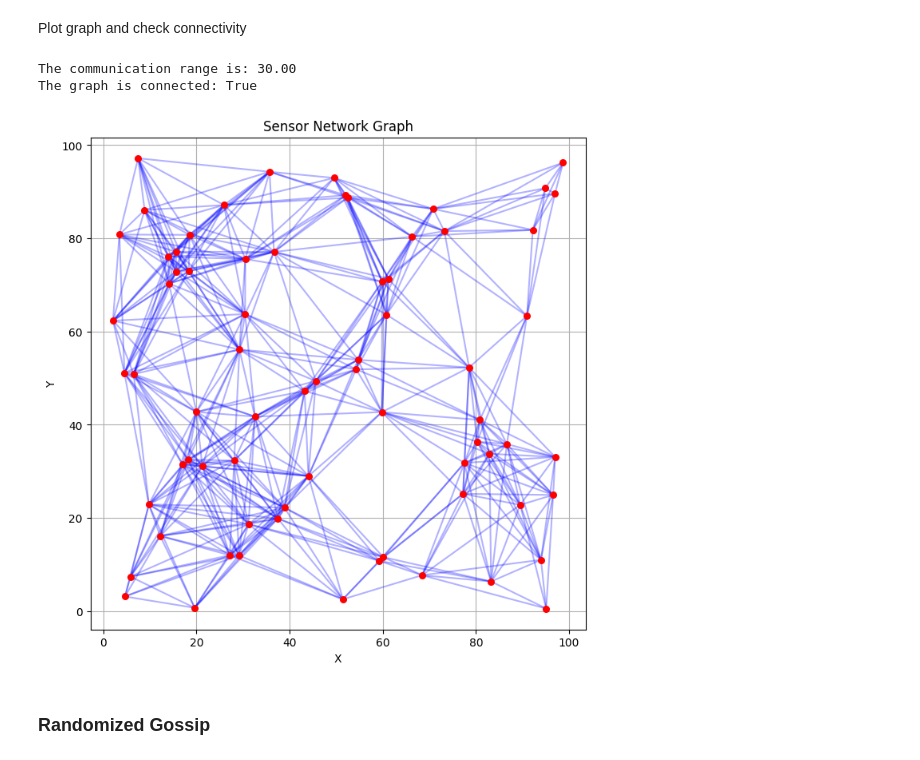
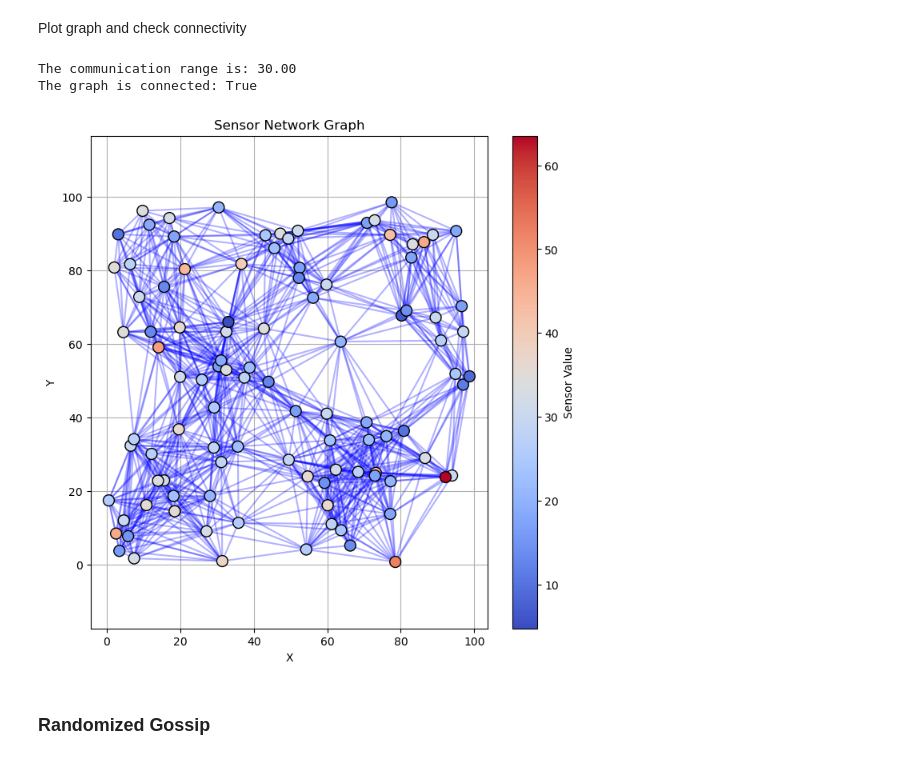
Before and after one commit to AybarsManav/PDMM, a Jupyter notebook: main.ipynb, the cells around one changed output. Saved outputs shown, nothing was run; the diff lists cells and outputs as text; code cells hidden in the pictures.

Commit message:
Add transmission loss to RG and add sensor values heatmap to plot_graph

```diff
--- a/main.ipynb
+++ b/main.ipynb
@@ -25,7 +25,7 @@ np.random.seed(42)
 
 # Graph parameters
 a = 100                             # Field size
-n = 71                             # Number of agents
+n = 103                             # Number of agents
 r = a * np.sqrt(2 * np.log(n)/n)   # Communication range
 r = 30
 #159 20 too many edges
@@ -39,16 +39,17 @@ sensor_positions = np.array([
 # THIS IS NOT THE ADJACENCY MATRIX, IN THIS PROBLEM IT IS EQUIVALENT TO THE INCIDENCE MATRIX
 # Calculate adjacency matrix based on communication range
 adjacency_matrix = calculate_adjacency_matrix(sensor_positions, r)
+sensor_values = np.random.randn(n) * 10 + 25
 # %% [markdown]
 Plot graph and check connectivity
 # %%
 print(f"The communication range is: {r:.2f}")
 print(f"The graph is connected: {is_connected(adjacency_matrix)}") # Is connected is not working
-plot_graph(sensor_positions, adjacency_matrix)
+plot_graph(sensor_positions, adjacency_matrix, sensor_values)
 # %% [output]
 The communication range is: 30.00
 The graph is connected: True
-[figure, old version]
+[figure, new version]
 # %% [markdown]
 ### Randomized Gossip
 # %%
```
Also changed, not shown: parts of 9 cells of this notebook, 2 other files.
